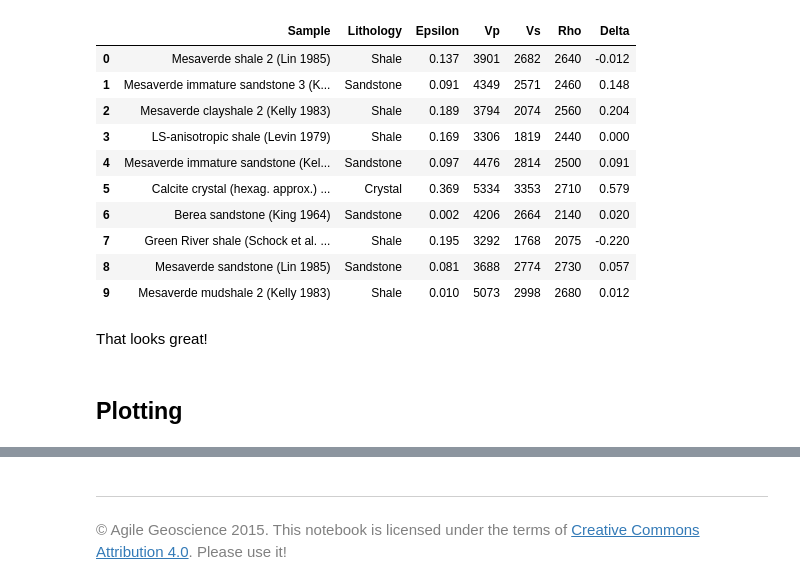
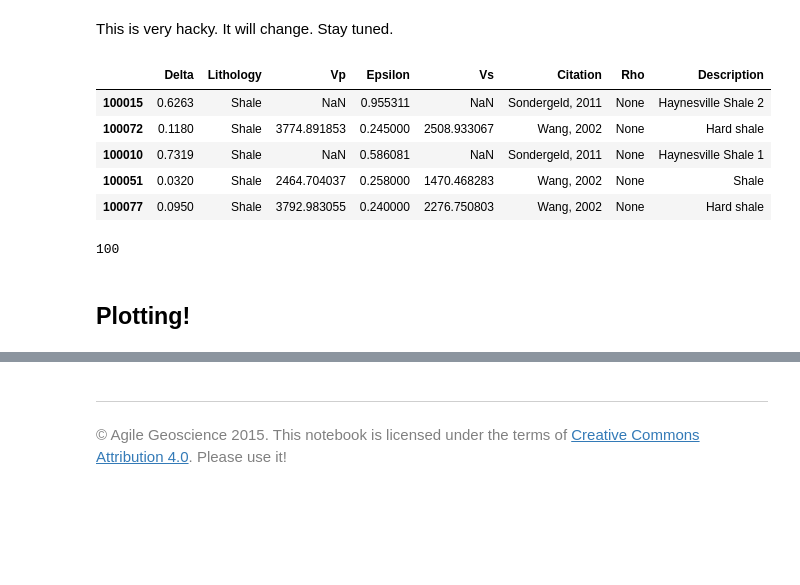
Before and after one commit to agilescientific/notebooks, a Jupyter notebook: Query_the_RPC.ipynb, the cells around one changed output, grey strips where cells are left out. Cells and saved outputs as stored; diff of their text form; code cells hidden in the pictures; blank space fills up the shorter version.

```diff
--- a/Query_the_RPC.ipynb
+++ b/Query_the_RPC.ipynb
@@ -152,16 +7,2 @@ df = query_rpc(properties)
-# %%
-df[:10]
-# %% [output]
-|  | Sample | Lithology | Epsilon | Vp | Vs | Rho | Delta |
-| 0 | Mesaverde shale 2 (Lin 1985) | Shale | 0.137 | 3901 | 2682 | 2640 | -0.012 |
-| 1 | Mesaverde immature sandstone 3 (K... | Sandstone | 0.091 | 4349 | 2571 | 2460 | 0.148 |
-| 2 | Mesaverde clayshale 2 (Kelly 1983) | Shale | 0.189 | 3794 | 2074 | 2560 | 0.204 |
-| 3 | LS-anisotropic shale (Levin 1979) | Shale | 0.169 | 3306 | 1819 | 2440 | 0.000 |
-| 4 | Mesaverde immature sandstone (Kel... | Sandstone | 0.097 | 4476 | 2814 | 2500 | 0.091 |
-| 5 | Calcite crystal (hexag. approx.) ... | Crystal | 0.369 | 5334 | 3353 | 2710 | 0.579 |
-| 6 | Berea sandstone (King 1964) | Sandstone | 0.002 | 4206 | 2664 | 2140 | 0.020 |
-| 7 | Green River shale (Schock et al. ... | Shale | 0.195 | 3292 | 1768 | 2075 | -0.220 |
-| 8 | Mesaverde sandstone (Lin 1985) | Sandstone | 0.081 | 3688 | 2774 | 2730 | 0.057 |
-| 9 | Mesaverde mudshale 2 (Kelly 1983) | Shale | 0.010 | 5073 | 2998 | 2680 | 0.012 |
-# %% [markdown]
-That looks great!
+# %% [markdown]
+This is very hacky. It will change. Stay tuned.
@@ -168,5 +78,25 @@ That looks great!
+# %%
+rpc = RPC()
+
+filters = ["[[lithology::Shale||Sandstone||Limestone]][[Delta::%2B]]"]
+properties = ['Citation', 'Description', 'Lithology', 'Vp', 'Vs', 'Rho', 'Delta', 'Epsilon']
+options = ["limit=100"]
+
+df = rpc.query(filters, properties, options)
+df.head()
+# %% [output]
+|  | Delta | Lithology | Vp | Epsilon | Vs | Citation | Rho | Description |
+| 100015 | 0.6263 | Shale | NaN | 0.955311 | NaN | Sondergeld, 2011 | None | Haynesville Shale 2 |
+| 100072 | 0.1180 | Shale | 3774.891853 | 0.245000 | 2508.933067 | Wang, 2002 | None | Hard shale |
+| 100010 | 0.7319 | Shale | NaN | 0.586081 | NaN | Sondergeld, 2011 | None | Haynesville Shale 1 |
+| 100051 | 0.0320 | Shale | 2464.704037 | 0.258000 | 1470.468283 | Wang, 2002 | None | Shale |
+| 100077 | 0.0950 | Shale | 3792.983055 | 0.240000 | 2276.750803 | Wang, 2002 | None | Hard shale |
+# %%
+len(df)
+# %% [output]
+100
 # %% [markdown]
-## Plotting
+## Plotting!
 # %%
 import matplotlib.pyplot as plt
 import numpy as np
```
Also changed, not shown: parts of 35 cells of this notebook.
